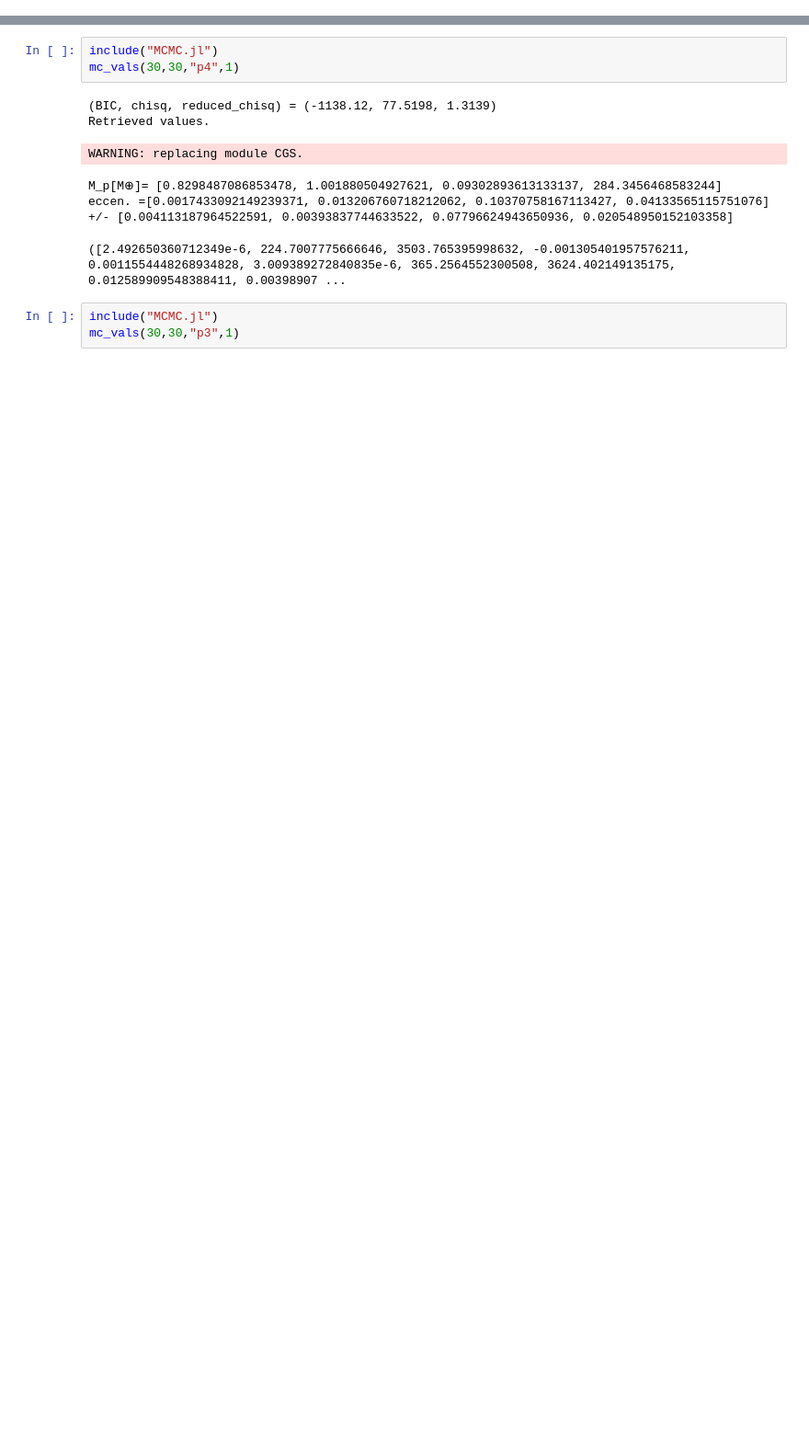
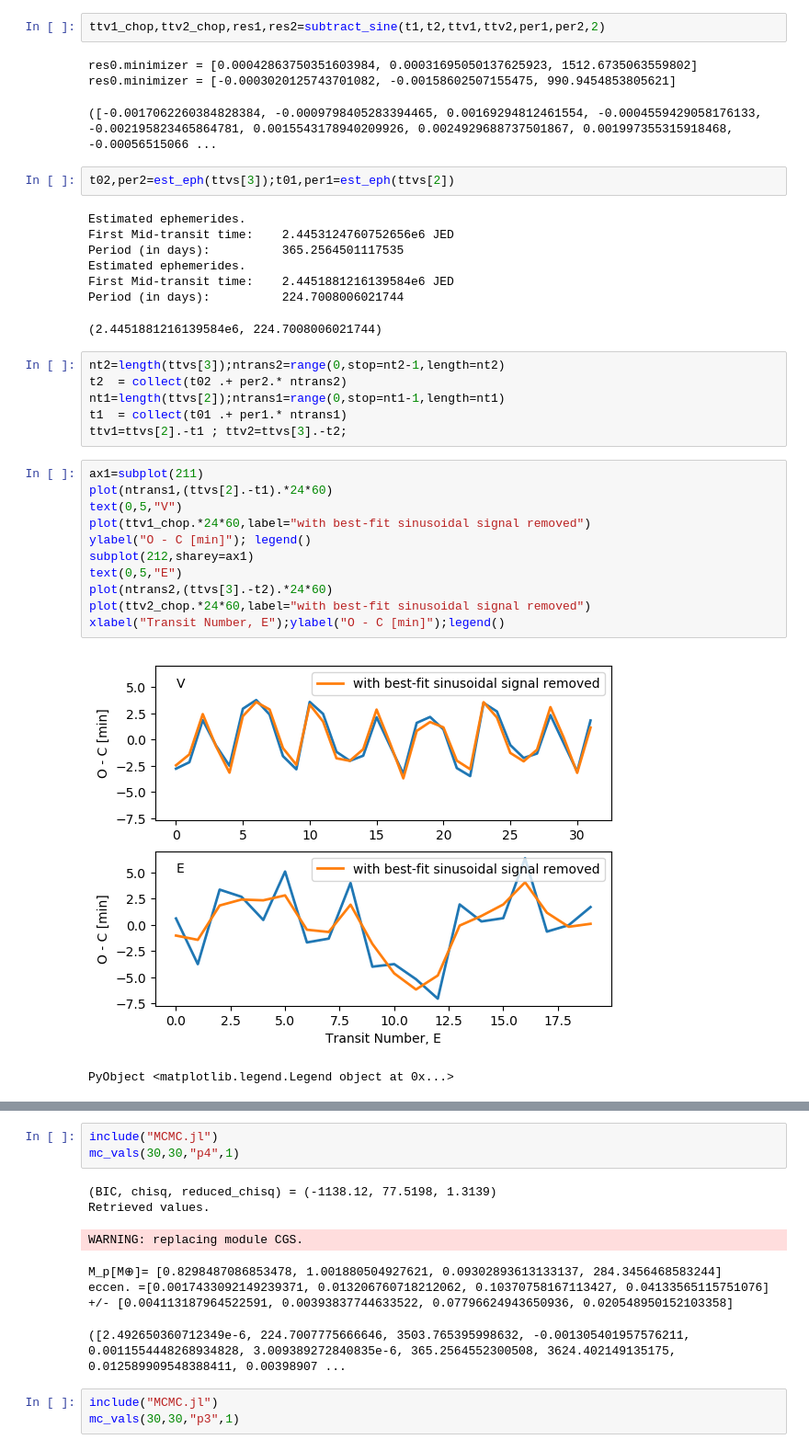
Before and after one commit to bmlindor/ttv_ss, a Jupyter notebook: fit_workspace.ipynb, the cells around one changed output, grey strips where cells are left out. Shown at 92% size. Saved outputs shown, nothing was run; the diff lists cells and outputs as text; blank space fills up the shorter version.

```diff
--- a/fit_workspace.ipynb
+++ b/fit_workspace.ipynb
@@ -36,0 +80,36 @@ LoadError: BoundsError: attempt to access Tuple{Figure, Vector{PyCall.PyObject}}
+# %%
+ttv1_chop,ttv2_chop,res1,res2=subtract_sine(t1,t2,ttv1,ttv2,per1,per2,2)
+# %% [output]
+res0.minimizer = [0.00042863750351603984, 0.00031695050137625923, 1512.6735063559802]
+res0.minimizer = [-0.0003020125743701082, -0.00158602507155475, 990.9454853805621]
+([-0.0017062260384828384, -0.0009798405283394465, 0.00169294812461554, -0.0004559429058176133, -0.002195823465864781, 0.0015543178940209926, 0.0024929688737501867, 0.001997355315918468, -0.00056515066 ...
+# %%
+t02,per2=est_eph(ttvs[3]);t01,per1=est_eph(ttvs[2])
+# %% [output]
+Estimated ephemerides.
+First Mid-transit time:    2.4453124760752656e6 JED
+Period (in days):          365.2564501117535
+Estimated ephemerides.
+First Mid-transit time:    2.4451881216139584e6 JED
+Period (in days):          224.7008006021744
+(2.4451881216139584e6, 224.7008006021744)
+# %%
+nt2=length(ttvs[3]);ntrans2=range(0,stop=nt2-1,length=nt2)
+t2  = collect(t02 .+ per2.* ntrans2)
+nt1=length(ttvs[2]);ntrans1=range(0,stop=nt1-1,length=nt1)
+t1  = collect(t01 .+ per1.* ntrans1)
+ttv1=ttvs[2].-t1 ; ttv2=ttvs[3].-t2;
+# %%
+ax1=subplot(211)
+plot(ntrans1,(ttvs[2].-t1).*24*60)
+text(0,5,"V")
+plot(ttv1_chop.*24*60,label="with best-fit sinusoidal signal removed")
+ylabel("O - C [min]"); legend()
+subplot(212,sharey=ax1)
+text(0,5,"E")
+plot(ntrans2,(ttvs[3].-t2).*24*60)
+plot(ttv2_chop.*24*60,label="with best-fit sinusoidal signal removed")
+xlabel("Transit Number, E");ylabel("O - C [min]");legend()
+# %% [output]
+[figure, added]
+PyObject <matplotlib.legend.Legend object at 0x...>
```
Also changed, not shown: parts of 14 cells of this notebook, 49 other files.
